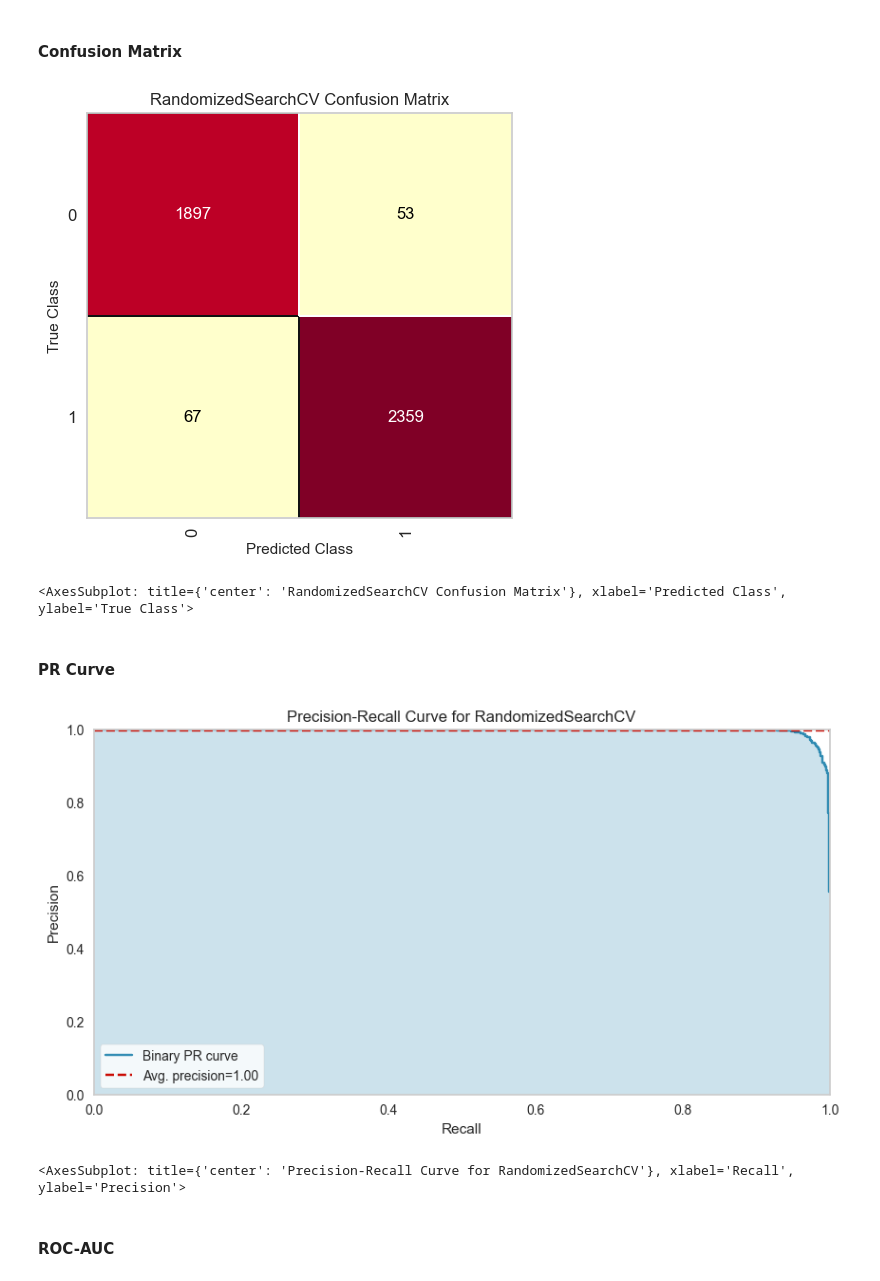
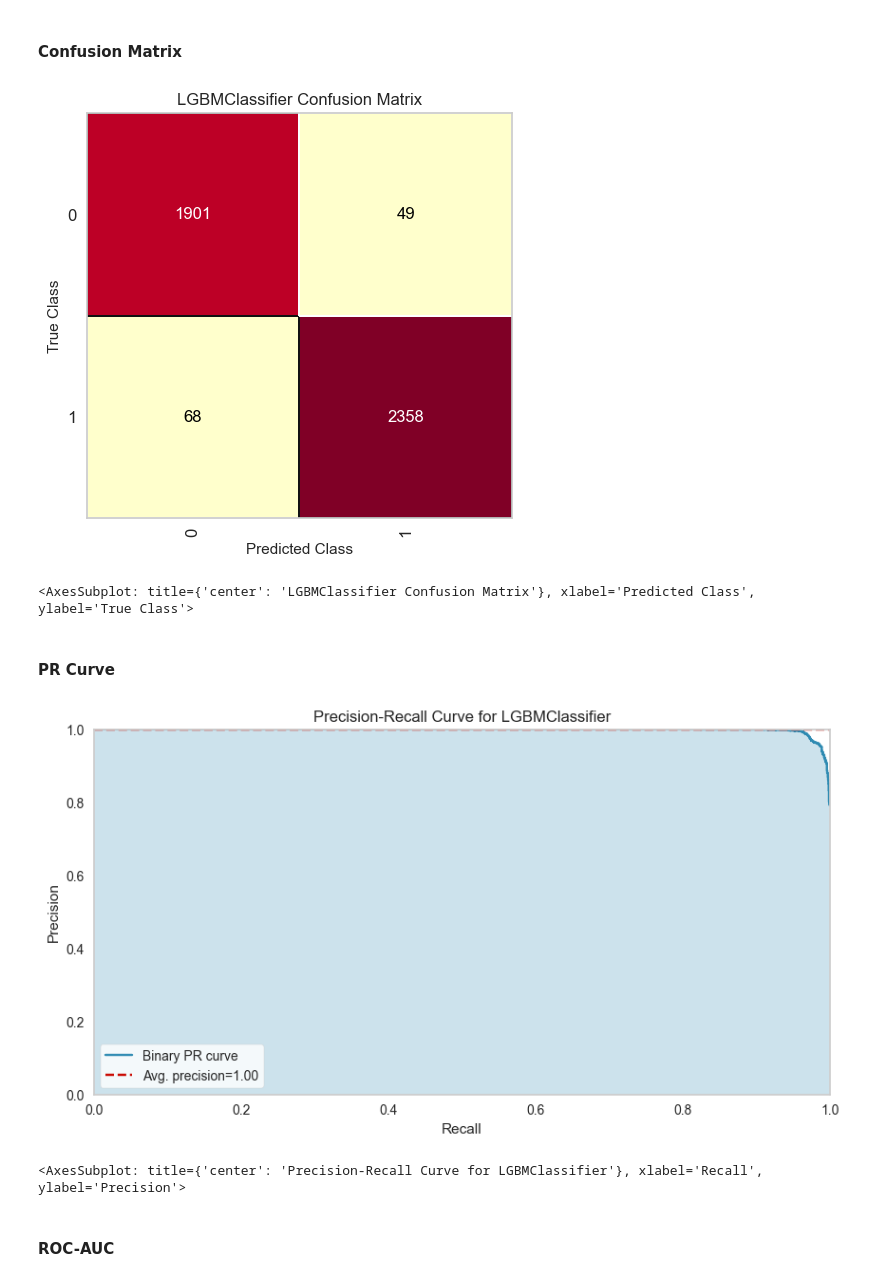
Before and after one commit to shanshanlao/Airline-Passenger-Satisfaction-Prediction, a Jupyter notebook: Code/Airline_data_modeling.ipynb, the cells around one changed output. Saved outputs shown, nothing was run; the diff lists cells and outputs as text; code cells hidden in the pictures.

```diff
--- a/Code/Airline_data_modeling.ipynb
+++ b/Code/Airline_data_modeling.ipynb
@@ -1021,6 +1021,8 @@ print('after', X_test.shape)
 # %% [output]
 before: (4376, 21)
 after (4376, 17)
+# %%
+best_model = model_lgbm
 # %% [markdown]
 #### Class Predictor Error
 # %%
@@ -1032,7 +1034,7 @@ from yellowbrick.classifier import ClassPredictionError
 classes = ["0", "1"]
 
 visualizer = ClassPredictionError(
-    rf_random, classes=classes, is_fitted=True
+    best_model, classes=classes, is_fitted=True
 )
 
 # Fit the training data to the visualizer
@@ -1052,7 +1054,7 @@ visualizer.show()
 from yellowbrick.classifier import ClassificationReport
 
 visualizer = ClassificationReport(
-    rf_random, classes=classes, support=True, is_fitted=True
+    best_model, classes=classes, support=True, is_fitted=True
 )
 
 visualizer.fit(X_train, y_train)        # Fit the visualizer and the model
@@ -1068,7 +1070,7 @@ from yellowbrick.classifier import confusion_matrix, ConfusionMatrix
 matplotlib.rcParams['figure.figsize'] = (5,5)
 
 # The ConfusionMatrix visualizer taxes a model
-cm = ConfusionMatrix(rf_random, classes=[0,1], is_fitted=True)
+cm = ConfusionMatrix(best_model, classes=[0,1], is_fitted=True)
 
 # Fit fits the passed model. This is unnecessary if you pass the visualizer a pre-fitted model
 cm.fit(X_train, y_train)
@@ -1080,22 +1082,22 @@ cm.score(X_test, y_test)
 # How did we do?
 cm.show()
 # %% [output]
-[figure, old version]
+[figure, new version]
-<AxesSubplot: title={'center': 'RandomizedSearchCV Confusion Matrix'}, xlabel='Predicted Class', ylabel='True Class'>
+<AxesSubplot: title={'center': 'LGBMClassifier Confusion Matrix'}, xlabel='Predicted Class', ylabel='True Class'>
 # %% [markdown]
 #### PR Curve
 # %%
 from yellowbrick.classifier import PrecisionRecallCurve
 matplotlib.rcParams['figure.figsize'] = (10,5)
 
 # Create the visualizer, fit, score, and show it
-viz = PrecisionRecallCurve(rf_random, is_fitted=True)
+viz = PrecisionRecallCurve(best_model, is_fitted=True)
 viz.fit(X_train, y_train)
 viz.score(X_test, y_test)
 viz.show()
 # %% [output]
-[figure, old version]
+[figure, new version]
-<AxesSubplot: title={'center': 'Precision-Recall Curve for RandomizedSearchCV'}, xlabel='Recall', ylabel='Precision'>
+<AxesSubplot: title={'center': 'Precision-Recall Curve for LGBMClassifier'}, xlabel='Recall', ylabel='Precision'>
 # %% [markdown]
 #### ROC-AUC
 # %%
```
Also changed, not shown: parts of 8 cells of this notebook.
